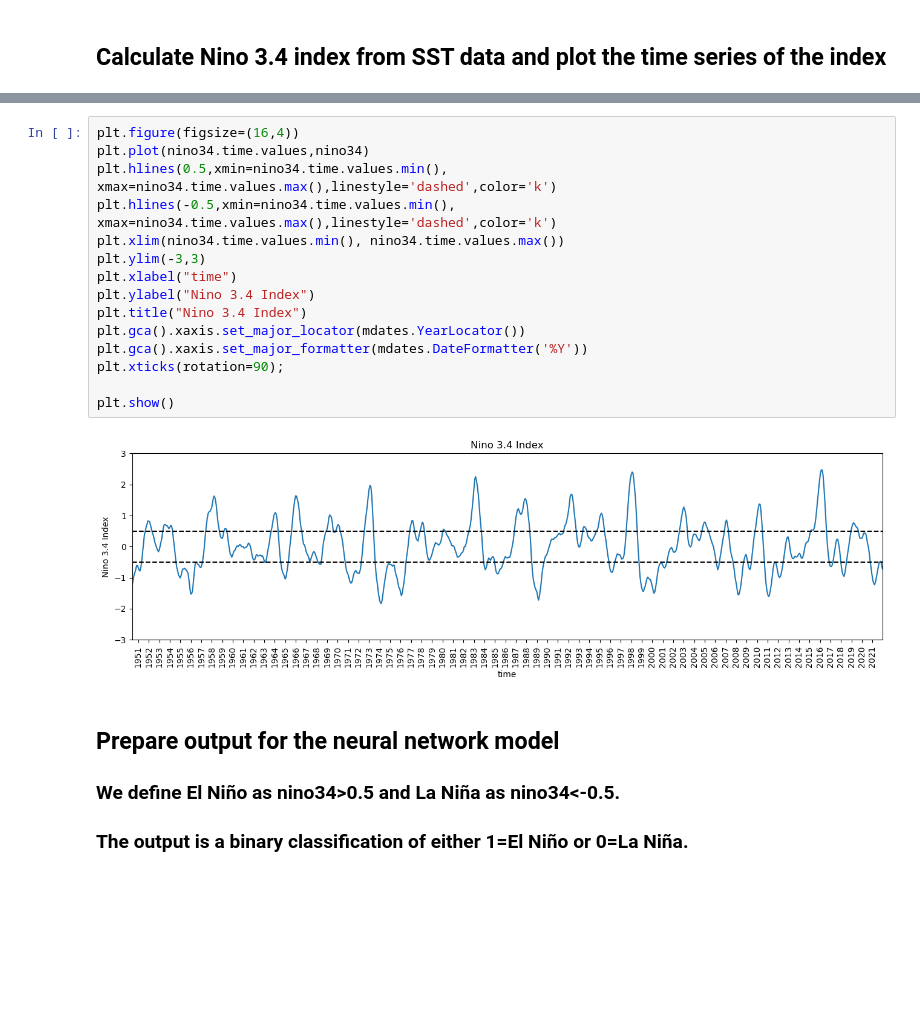
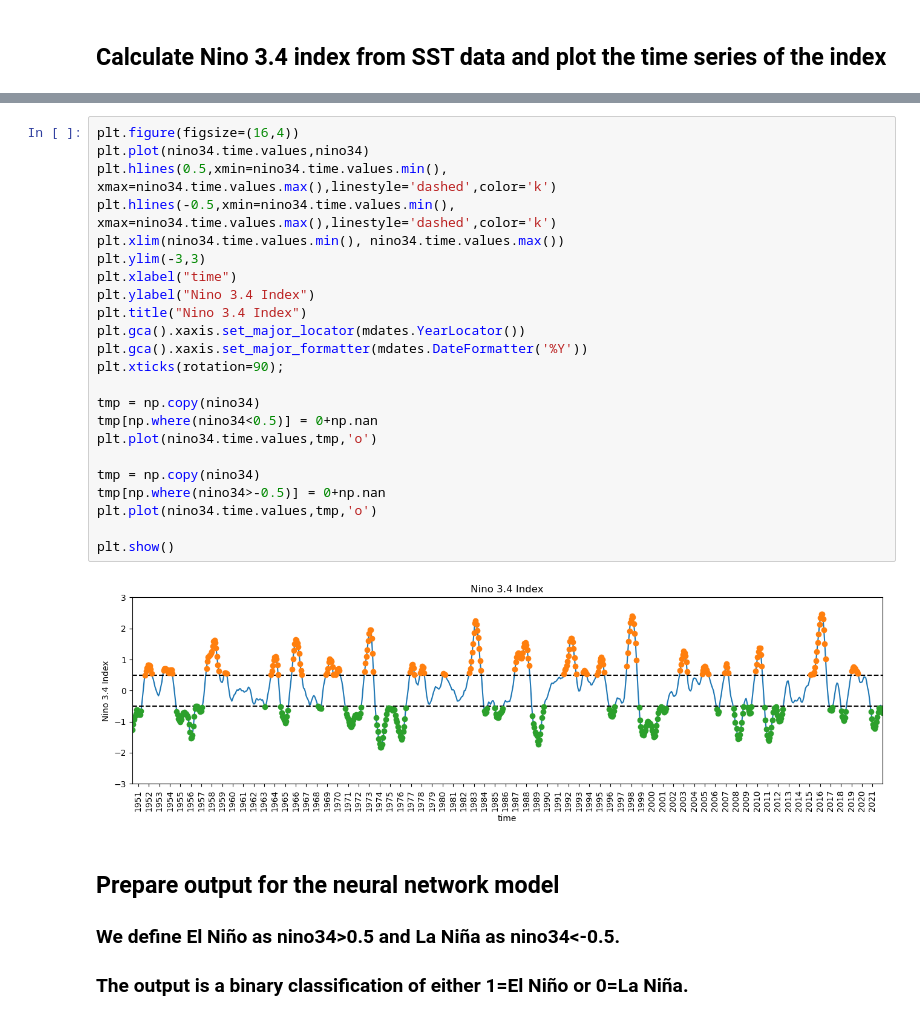
Before and after one commit to ZhengWinnieWu/course_statistics, a Jupyter notebook: unit4/simple_neural_network.ipynb, the cells around one changed output, grey strips where cells are left out. Saved outputs shown, nothing was run; the diff lists cells and outputs as text; blank space fills up the shorter version.

```diff
--- a/unit4/simple_neural_network.ipynb
+++ b/unit4/simple_neural_network.ipynb
@@ -151,20 +156,28 @@ Coordinates:
 # %%
 plt.figure(figsize=(16,4))
 plt.plot(nino34.time.values,nino34)
 plt.hlines(0.5,xmin=nino34.time.values.min(), xmax=nino34.time.values.max(),linestyle='dashed',color='k')
 plt.hlines(-0.5,xmin=nino34.time.values.min(), xmax=nino34.time.values.max(),linestyle='dashed',color='k')
 plt.xlim(nino34.time.values.min(), nino34.time.values.max())
 plt.ylim(-3,3)
 plt.xlabel("time")
 plt.ylabel("Nino 3.4 Index")
 plt.title("Nino 3.4 Index")
 plt.gca().xaxis.set_major_locator(mdates.YearLocator())
 plt.gca().xaxis.set_major_formatter(mdates.DateFormatter('%Y'))
 plt.xticks(rotation=90);
 
+tmp = np.copy(nino34)
+tmp[np.where(nino34<0.5)] = 0+np.nan
+plt.plot(nino34.time.values,tmp,'o')
+
+tmp = np.copy(nino34)
+tmp[np.where(nino34>-0.5)] = 0+np.nan
+plt.plot(nino34.time.values,tmp,'o')
+
 plt.show()
 # %% [output]
-[figure, old version]
+[figure, new version]
 # %% [markdown]
 ## Prepare output for the neural network model
 
```
Also changed, not shown: parts of 9 cells of this notebook.
